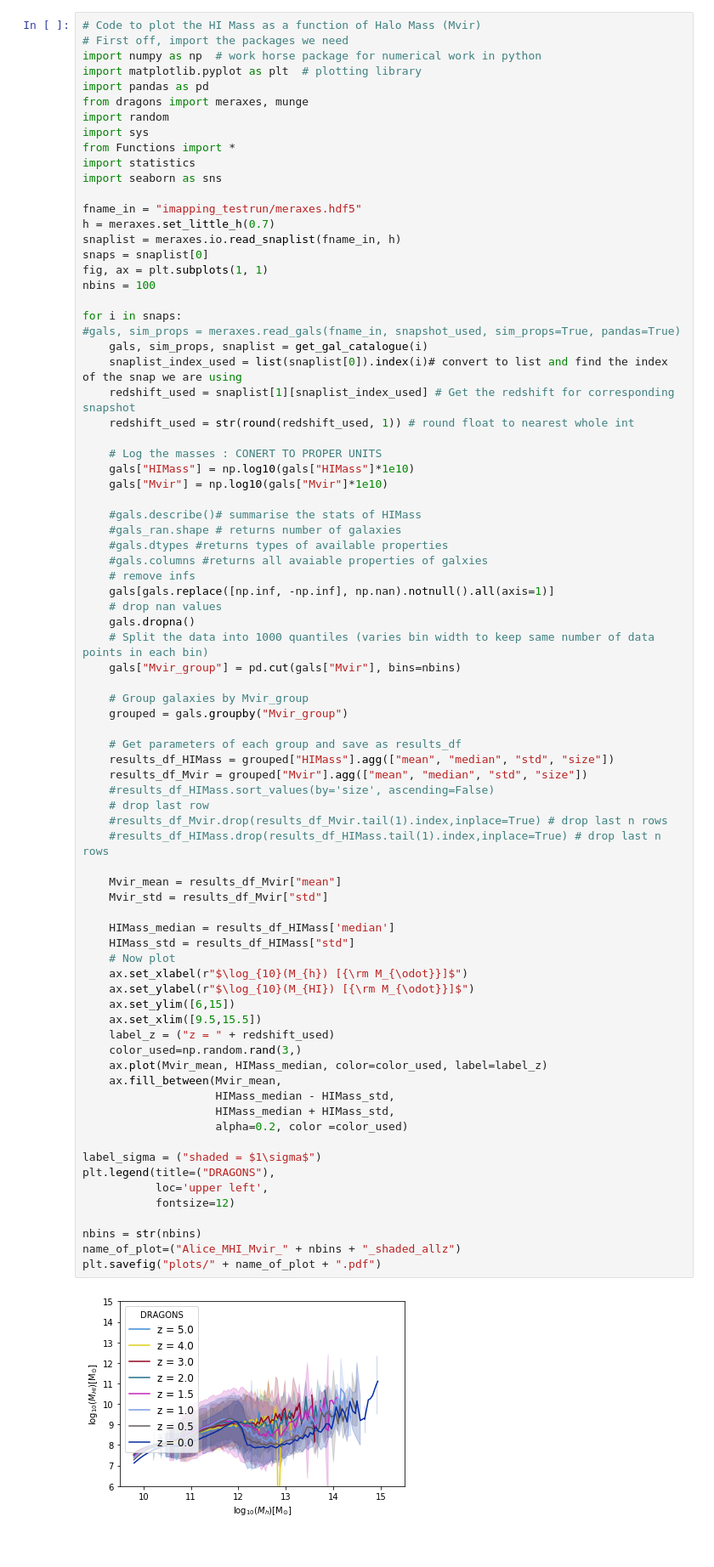
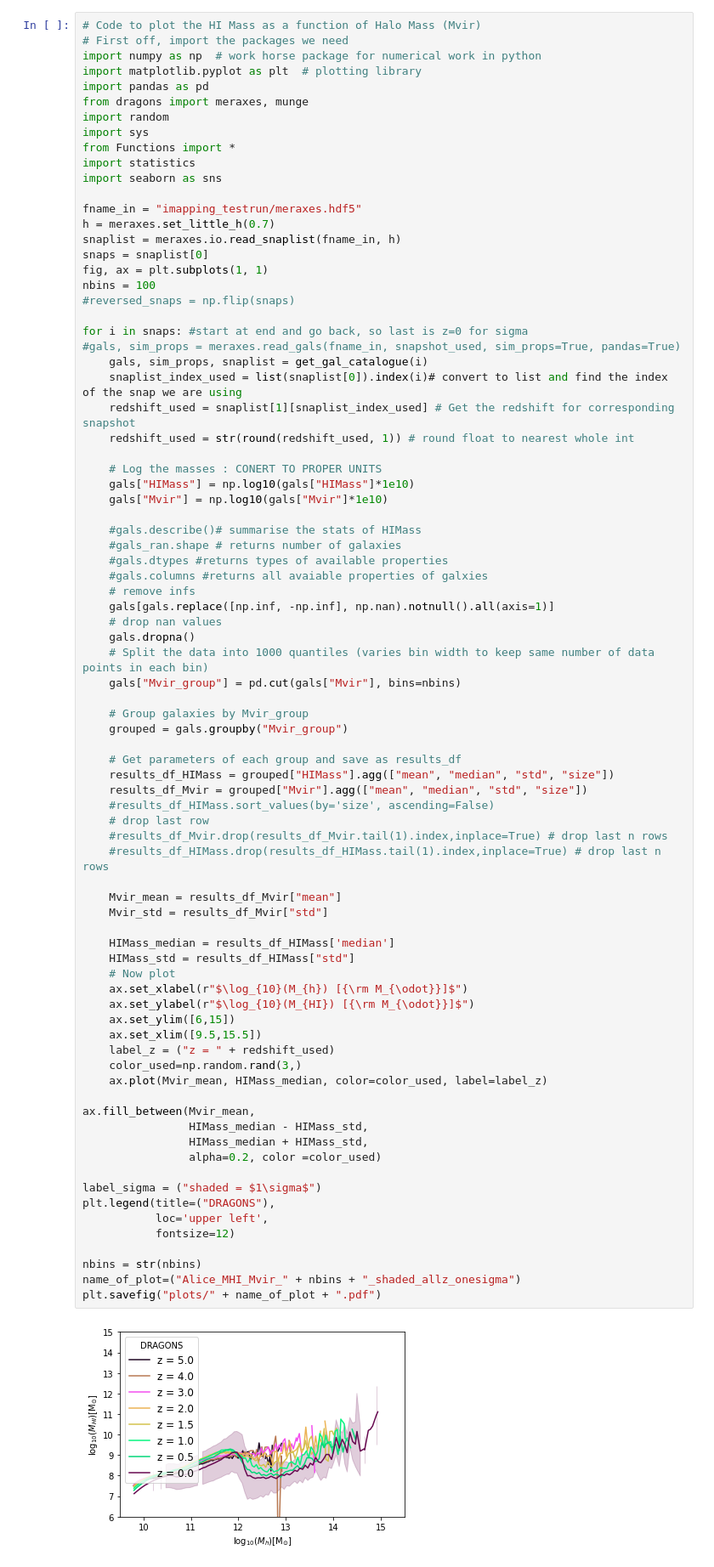
Before and after one commit to AliceEMaffs/DRAGONS_Project, a Jupyter notebook: Alice_MHI_Mvir-shaded_allz.ipynb, the cells around one changed output. Shown: that part at 85% size. Cells and saved outputs as stored; diff of their text form.

```diff
--- a/Alice_MHI_Mvir-shaded_allz.ipynb
+++ b/Alice_MHI_Mvir-shaded_allz.ipynb
@@ -17,8 +17,9 @@ snaplist = meraxes.io.read_snaplist(fname_in, h)
 snaps = snaplist[0]
 fig, ax = plt.subplots(1, 1)
 nbins = 100
+#reversed_snaps = np.flip(snaps)
 
-for i in snaps:
+for i in snaps: #start at end and go back, so last is z=0 for sigma
 #gals, sim_props = meraxes.read_gals(fname_in, snapshot_used, sim_props=True, pandas=True)
     gals, sim_props, snaplist = get_gal_catalogue(i)
     snaplist_index_used = list(snaplist[0]).index(i)# convert to list and find the index of the snap we are using
@@ -46,36 +47,37 @@ for i in snaps:
     # Get parameters of each group and save as results_df
     results_df_HIMass = grouped["HIMass"].agg(["mean", "median", "std", "size"])
     results_df_Mvir = grouped["Mvir"].agg(["mean", "median", "std", "size"])
     #results_df_HIMass.sort_values(by='size', ascending=False)
     # drop last row
     #results_df_Mvir.drop(results_df_Mvir.tail(1).index,inplace=True) # drop last n rows
     #results_df_HIMass.drop(results_df_HIMass.tail(1).index,inplace=True) # drop last n rows
 
     Mvir_mean = results_df_Mvir["mean"]
     Mvir_std = results_df_Mvir["std"]
 
     HIMass_median = results_df_HIMass['median']
     HIMass_std = results_df_HIMass["std"]
     # Now plot
     ax.set_xlabel(r"$\log_{10}(M_{h}) [{\rm M_{\odot}}]$")
     ax.set_ylabel(r"$\log_{10}(M_{HI}) [{\rm M_{\odot}}]$")
     ax.set_ylim([6,15])
     ax.set_xlim([9.5,15.5])
     label_z = ("z = " + redshift_used)
     color_used=np.random.rand(3,)
     ax.plot(Mvir_mean, HIMass_median, color=color_used, label=label_z)
-    ax.fill_between(Mvir_mean,
-                    HIMass_median - HIMass_std,
-                    HIMass_median + HIMass_std,
-                    alpha=0.2, color =color_used)
+
+ax.fill_between(Mvir_mean,
+                HIMass_median - HIMass_std,
+                HIMass_median + HIMass_std,
+                alpha=0.2, color =color_used)
 
 label_sigma = ("shaded = $1\sigma$")
 plt.legend(title=("DRAGONS"),
            loc='upper left',
            fontsize=12)
 
 nbins = str(nbins)
-name_of_plot=("Alice_MHI_Mvir_" + nbins + "_shaded_allz")
+name_of_plot=("Alice_MHI_Mvir_" + nbins + "_shaded_allz_onesigma")
 plt.savefig("plots/" + name_of_plot + ".pdf")
 # %% [output]
-[figure, old version]
+[figure, new version]
```
Also changed, not shown: 2 other files.
